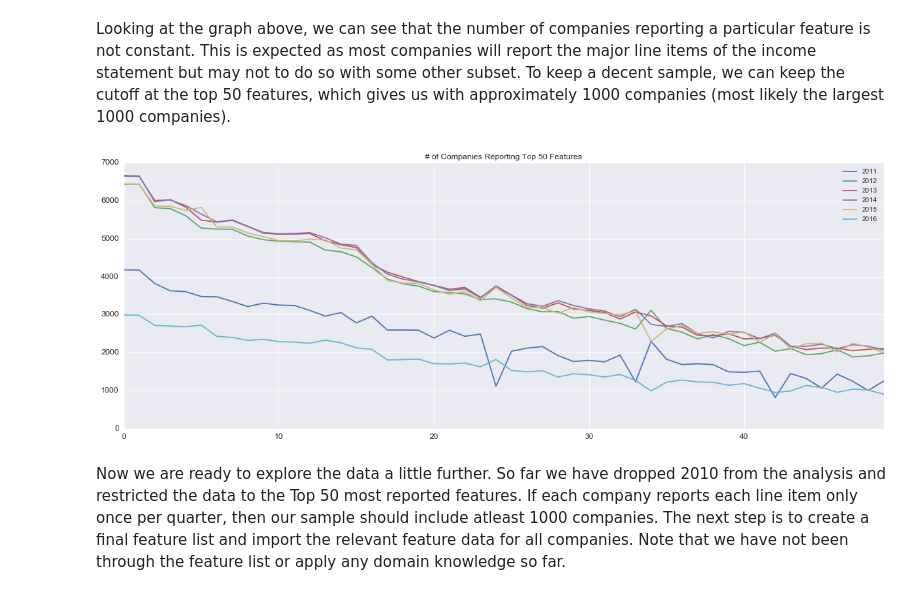
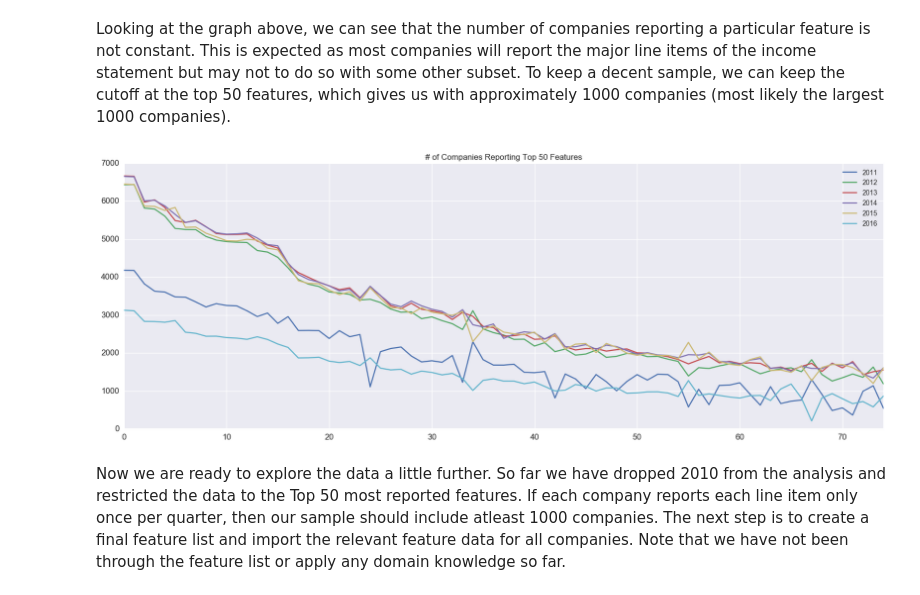
Before and after one commit to faisalhamid1162/machine-learning, a Jupyter notebook: projects/capstone/EquityTrading.ipynb, the cells around one changed output. Cells and saved outputs as stored; diff of their text form; code cells hidden in the pictures.

```diff
--- a/projects/capstone/EquityTrading.ipynb
+++ b/projects/capstone/EquityTrading.ipynb
@@ -116,6 +133,9 @@ In total, we have 12,170 companies in the sample.  We can now start looking in t
 #Retrieve all possible features that we can use from the database.
 if globalUpdate:
     allLabels = getIndicatorMeta(inputFrequency='q', perType='yq')
+    allLabels.to_csv('allLabels.csv')
+else:
+    allLabels = pd.read_csv('allLabels.csv', index_col=0)
 display(allLabels.head())
 display(allLabels.describe())
 display(pd.DataFrame(allLabels.gt(0).sum().ix[1:], columns=['Total Values by Year']))
@@ -158,22 +178,22 @@ display(pd.DataFrame(allLabels.sum(axis=1), columns=['Total Values by Feature'])
 Based on the results, we can see that there are a total of 8515 separate features, however, not all of them are reported by all companies.  Furthermore, the data for 2010 is incomplete as there are only 940 datapoints greater than 0; this year should be dropped.  We need to now decide how many features to keep.  To do this, we can plot the total submissions by feature, sorted from highest to lowest (for the Total column):
 # %%
 #First drop the unnecessary year
-reducedLabels = allLabels.drop(['2010'], axis=1, inplace=False)
+allLabels = allLabels.drop(['2010'], axis=1, inplace=False)
 
 #Plot total by feature, we divide by 4 because the totals are summed up quarterly and this allows us to get an
 #estimate of number of companies since each company reports 4 times per year.
 for c in range(2, 8):
-    reducedLabels.ix[:500, c].divide(4).plot(legend=True, figsize=(20, 7), title='# of Companies Reporting Top 500 Features', fontsize=12)
+    allLabels.ix[:500, c].divide(4).plot(legend=True, figsize=(20, 7), title='# of Companies Reporting Top 500 Features', fontsize=12)
 # %% [output]
 [figure]
 # %% [markdown]
 Looking at the graph above, we can see that the number of companies reporting a particular feature is not constant.  This is expected as most companies will report the major line items of the income statement but may not to do so with some other subset.  To keep a decent sample, we can keep the cutoff at the top 50 features, which gives us with approximately 1000 companies (most likely the largest 1000 companies).
 # %%
-#We can now drop everything except the top 50 features and recreate the plot:
-reducedLabels.drop(reducedLabels.ix[50:].index, axis=0, inplace=True)
+#We can now drop everything except the top 75 features and recreate the plot:
+allLabels.drop(allLabels.ix[75:].index, axis=0, inplace=True)
 for c in range(2, 8):
-    reducedLabels.ix[:, c].divide(4).plot(legend=True, figsize=(20, 7), title='# of Companies Reporting Top 50 Features', fontsize=12)
+    allLabels.ix[:, c].divide(4).plot(legend=True, figsize=(20, 7), title='# of Companies Reporting Top 50 Features', fontsize=12)
 # %% [output]
-[figure, old version]
+[figure, new version]
 # %% [markdown]
 Now we are ready to explore the data a little further.  So far we have dropped 2010 from the analysis and restricted the data to the Top 50 most reported features.  If each company reports each line item only once per quarter, then our sample should include atleast 1000 companies.  The next step is to create a final feature list and import the relevant feature data for all companies.  Note that we have not been through the feature list or apply any domain knowledge so far.
```
Also changed, not shown: parts of 65 cells of this notebook, 4 other files.
